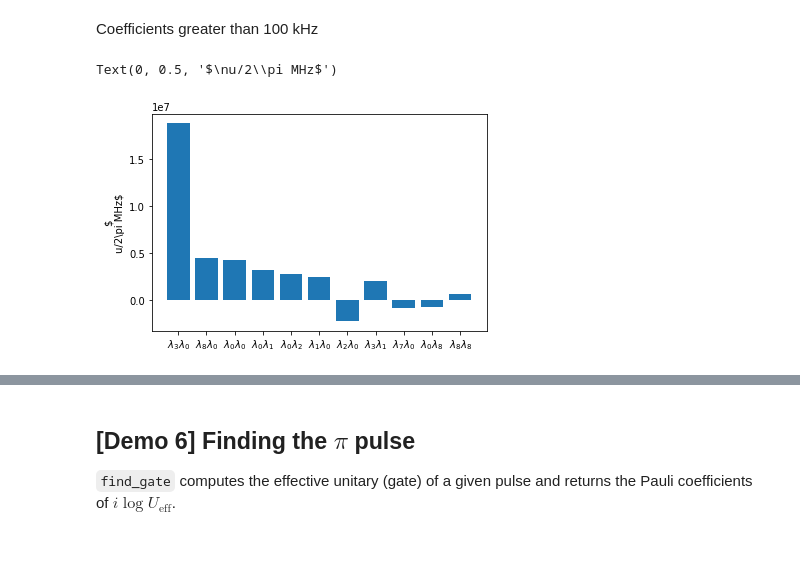
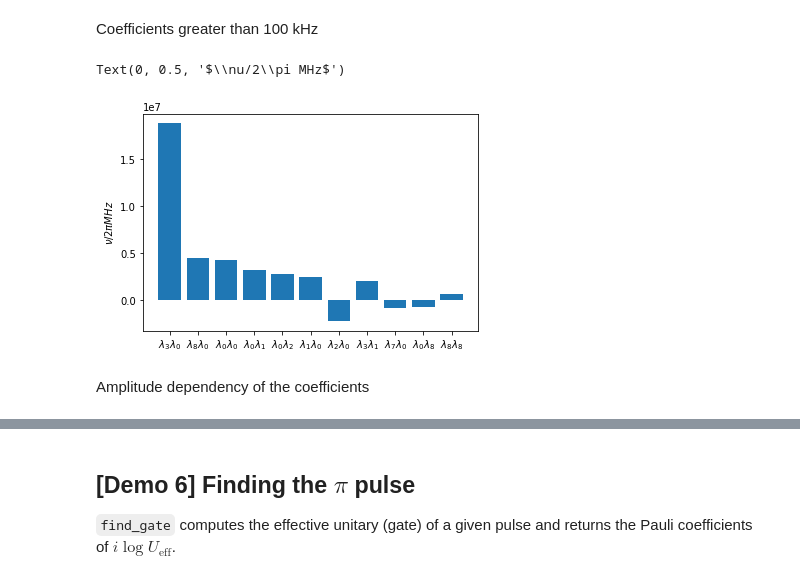
Before and after one commit to UTokyo-ICEPP/qudit-sim, a Jupyter notebook: demo.ipynb, the cells around one changed output, grey strips where cells are left out. Drawn from its saved outputs; the diff is of its cells as text; code cells hidden in the pictures; blank space fills up the shorter version.

```diff
--- a/demo.ipynb
+++ b/demo.ipynb
@@ -101,13 +109,6 @@ plt.legend()
 # %% [markdown]
 ## [Demo 2] Two qubits with crosstalk, cross-resonance drive
 # %%
-params = copy.deepcopy(params_original)
-# Adding the crosstalk matrix which is not provided by IBM
-# Element [i, j] of the matrix = attenuation * phase shift of drive on channel i felt by qudit j
-# Qudit ordering in the crosstalk matrix follows that given as the `qubits` argument
-# Values below are **completely random and not representative of the actual machine at all**
-params['crosstalk'] = np.array([[1., 0.02 * np.exp(np.pi / 4. * 1.j)], [0., 1.]], dtype=np.complex128)
-
 # Drive definition: square (i.e. constant) drive to channel 0 at the frequency of qubit 1
 drive_def = {0: {'frequency': params['wq1'], 'amplitude': 0.1}}
 
@@ -116,7 +117,7 @@ drive_def = {0: {'frequency': params['wq1'], 'amplitude': 0.1}}
 # in certain cases they should be followed up by manually inspecting the fit.
 heff = find_heff(
     qubits=(0, 1),
-    params=params,
+    params=params_with_crosstalk,
     drive_def=drive_def,
     save_result_to='demo2')
 
@@ -135,8 +136,6 @@ $\displaystyle \frac{H_{\mathrm{eff}}}{2 \pi \mathrm{MHz}} = 0.359\frac{IX}{2} +
 # %% [markdown]
 ## [Demo 3] Two qubits with no crosstalk, simulated in higher-dimensional spaces
 # %%
-params = copy.deepcopy(params_original)
-
 # Drive definition: square (i.e. constant) drive to channel 0 at the frequency of qubit 1
 drive_def = {0: {'frequency': params['wq1'], 'amplitude': 0.1}}
 
@@ -168,22 +167,15 @@ $\displaystyle \frac{H_{\mathrm{eff}}}{2 \pi \mathrm{MHz}} = 0.770\frac{II}{2} +
 # %% [markdown]
 ## [Demo 4] Amplitude scan of two qubits with crosstalk, simulated in the qutrit space
 # %%
-from matplotlib.markers import MarkerStyle
-filled_markers = MarkerStyle.filled_markers
-
-params = copy.deepcopy(params_original)
-params['crosstalk'] = np.array([[1., 0.02 * np.exp(np.pi / 4. * 1.j)], [0., 1.]], dtype=np.complex128)
-
-amplitudes = np.linspace(-0.2, 0.2, 40)
+amplitudes = np.linspace(-0.2, 0.2, 20)
 coeffs = np.empty((amplitudes.shape[0], 4, 4), dtype='f8')
 
 for iamp, amp in enumerate(amplitudes):
     drive_def = {0: {'frequency': params['wq1'], 'amplitude': amp}}
-    print(f'Simulating amplitude {amp}')
 
     coeffs[iamp] = find_heff(
         qubits=(0, 1),
-        params=params,
+        params=params_with_crosstalk,
         drive_def=drive_def,
         num_sim_levels=3,
         comp_dim=2,
@@ -261,28 +245,25 @@ $\displaystyle \frac{\nu_{IX}}{2\pi\mathrm{MHz}} = 18.20 A + 0.00 A^2 + -14.88 A
 # %% [markdown]
 ## [Demo 5] Qutrit cross resonance with crosstalk
 # %%
-params = copy.deepcopy(params_original)
-params['crosstalk'] = np.array([[1., 0.02 * np.exp(np.pi / 4. * 1.j)], [0., 1.]], dtype=np.complex128)
-
 # Drive definition: square (i.e. constant) drive to channel 0 at the frequency of qubit 1
 drive_def = {0: {'frequency': params['wq1'], 'amplitude': 0.1}}
 
 # Qutrit simulation
 heff_pos = find_heff(
     qubits=(0, 1),
-    params=params,
+    params=params_with_crosstalk,
     drive_def=drive_def,
     num_sim_levels=4,
     comp_dim=3,
     save_result_to='demo5-pos')
 
-# Drive definition: square (i.e. constant) drive to channel 0 at the frequency of qubit 1
-drive_def = {0: {'frequency': params['wq1'], 'amplitude': -0.1}}
+# Invert the phase of the drive
+drive_def[0]['amplitude'] *= -1.
 
 # Qutrit simulation
 heff_neg = find_heff(
     qubits=(0, 1),
-    params=params,
+    params=params_with_crosstalk,
     drive_def=drive_def,
     num_sim_levels=4,
     comp_dim=3,
@@ -327,10 +308,12 @@ Coefficients greater than 100 kHz
 # %%
 indices = np.argsort(-np.abs(np.ravel(heff_pos)))
 nterms = len(np.asarray(np.abs(heff_pos) > 0.1 * twopi * 1.e+6).nonzero()[0])
 indices = indices[:nterms]
 plt.bar(np.arange(nterms), np.ravel(heff_pos)[indices])
 plt.xticks(np.arange(nterms), labels=list(r'$\lambda_{%d}\lambda_{%d}$' % (i, j) for i, j in zip(*np.unravel_index(indices, (9, 9)))));
-plt.ylabel('$\nu/2\pi MHz$')
+plt.ylabel(r'$\nu/2\pi MHz$')
 # %% [output]
-Text(0, 0.5, '$\nu/2\\pi MHz$')
+Text(0, 0.5, '$\\nu/2\\pi MHz$')
-[figure, old version]
+[figure, new version]
+# %% [markdown]
+Amplitude dependency of the coefficients
```
Also changed, not shown: parts of 9 cells of this notebook.
